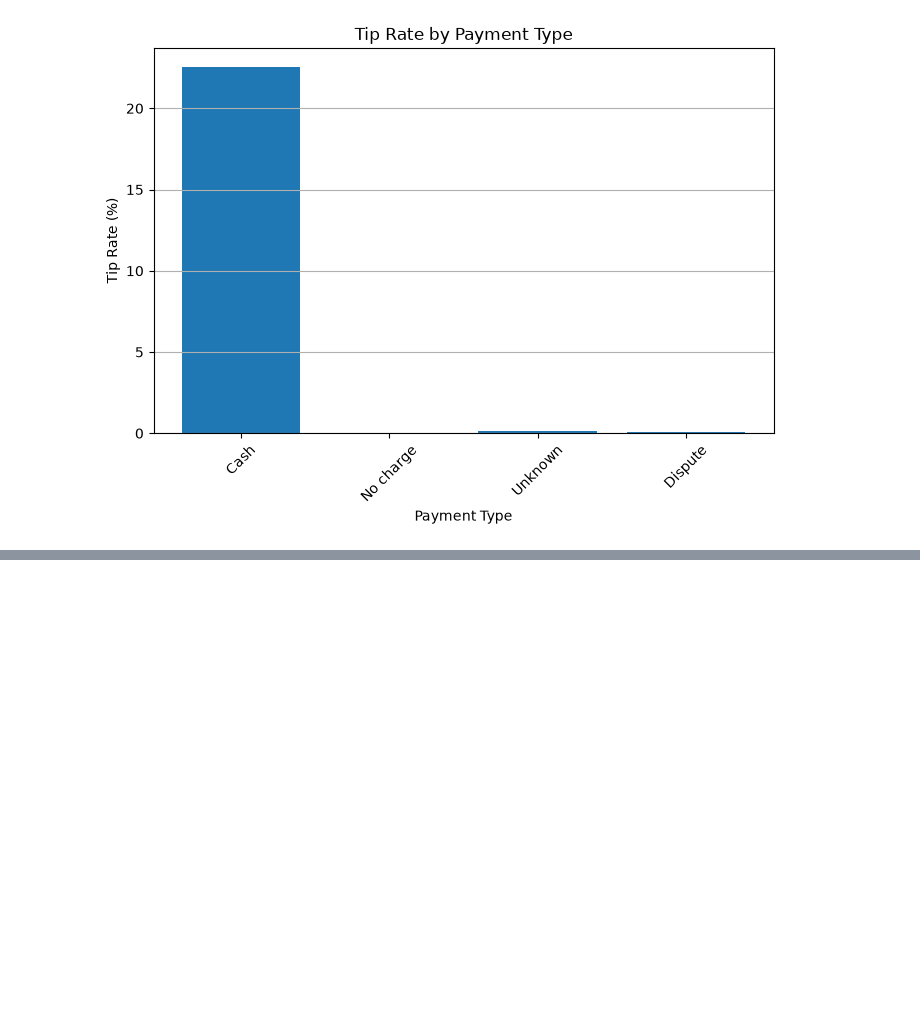
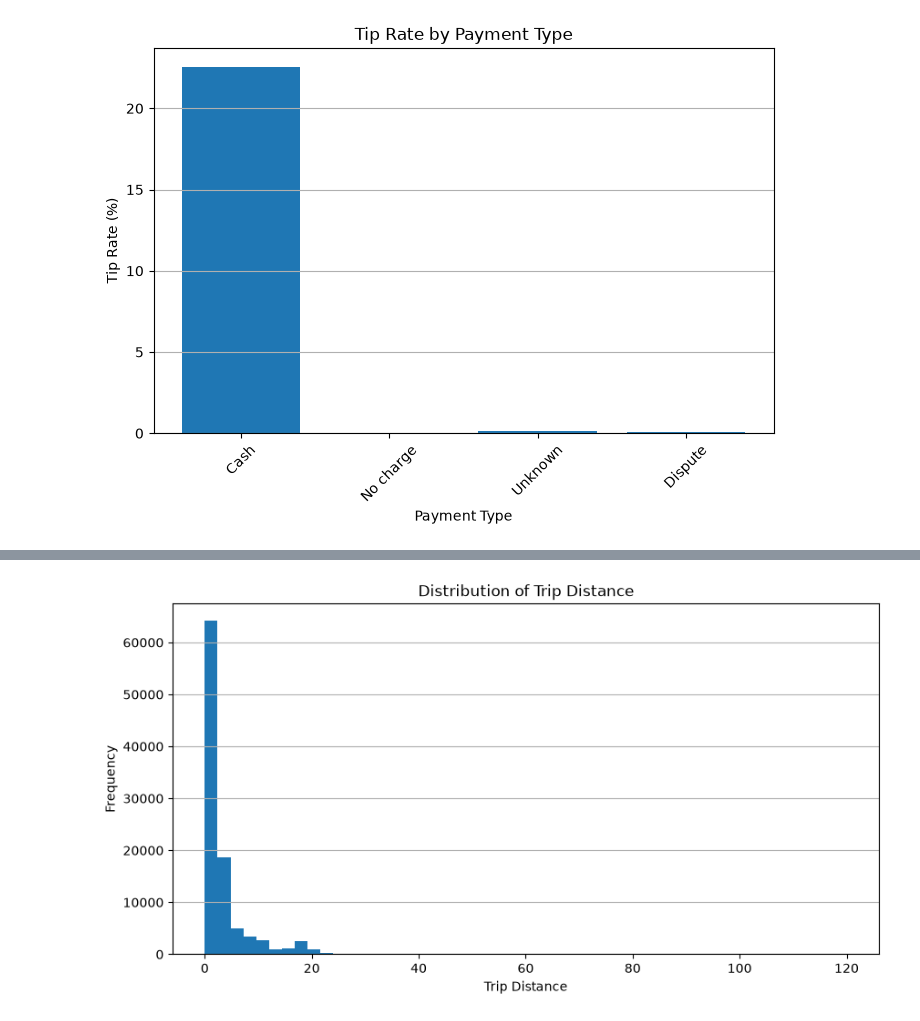
Before and after one commit to sidiqqm/nyc-taxi-trips, a Jupyter notebook: notebooks/01_python_eda.ipynb, the cells around one changed output, grey strips where cells are left out. Cells and saved outputs as stored; diff of their text form; code cells hidden in the pictures; blank space fills up the shorter version.

```diff
--- a/notebooks/01_python_eda.ipynb
+++ b/notebooks/01_python_eda.ipynb
@@ -320,0 +385,27 @@ plt.show()
+# %%
+query_sample = """
+SELECT
+    trip_id,
+    pickup_year_month,
+    pickup_hour,
+    pickup_time_period,
+    is_weekend,
+    passenger_count,
+    trip_distance,
+    trip_duration_minutes,
+    fare_amount,
+    tip_amount,
+    total_amount,
+    fare_per_mile,
+    tip_rate,
+    payment_type_id,
+    payment_type_label,
+    trip_distance_bucket,
+    trip_duration_bucket
+FROM `nyc-taxi-analytics-1.nyc_taxi_dbt_marts.fact_yellow_taxi_trips`
+WHERE RAND() < 0.01
+LIMIT 100000
+"""
+
+df_sample = run_query(query_sample)
+df_sample.head()
@@ -320,0 +512,18 @@ plt.show()
+# %%
+def plot_histogram(dataframe: pd.DataFrame, column: str, title: str, xlabel: str, bins: int = 50):
+    plt.figure(figsize=(10, 5))
+    plt.hist(dataframe[column].dropna(), bins=bins)
+    plt.title(title)
+    plt.xlabel(xlabel)
+    plt.ylabel("Frequency")
+    plt.grid(axis="y")
+    plt.show()
+
+plot_histogram(
+    dataframe=df_sample,
+    column="trip_distance",
+    title="Distribution of Trip Distance",
+    xlabel="Trip Distance"
+)
+# %% [output]
+[figure, added]
```
Also changed, not shown: parts of 20 cells of this notebook.
